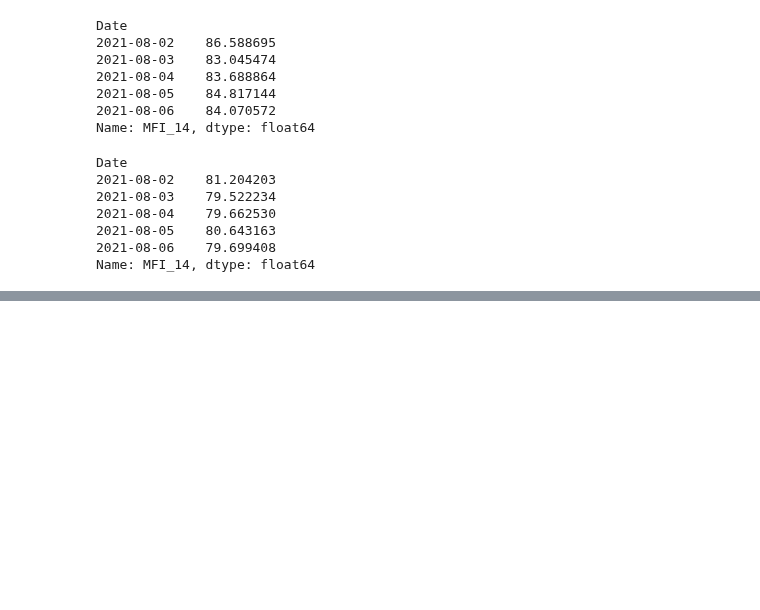
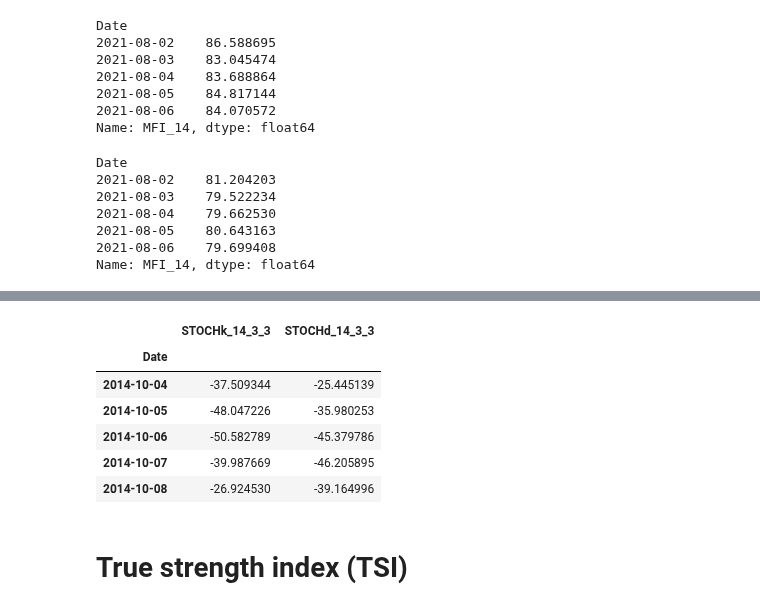
Before and after one commit to dbogatic/crypto-analysis, a Jupyter notebook: technicals_pandas.ipynb, the cells around one changed output, grey strips where cells are left out. Drawn from its saved outputs; the diff is of its cells as text; code cells hidden in the pictures; blank space fills up the shorter version.

```diff
--- a/technicals_pandas.ipynb
+++ b/technicals_pandas.ipynb
@@ -166,0 +183,14 @@ Name: MFI_14, dtype: float64
+# %%
+stoch_btc = pta.stoch(btc_history['Close'],btc_history['High'],btc_history['Low'],length=14).dropna()
+stoch_btc.to_csv('resources/stoch_btc.csv')
+stoch_btc.head()
+# %% [output]
+|  | STOCHk_14_3_3 | STOCHd_14_3_3 |
+| Date |  |  |
+| 2014-10-04 | -37.509344 | -25.445139 |
+| 2014-10-05 | -48.047226 | -35.980253 |
+| 2014-10-06 | -50.582789 | -45.379786 |
+| 2014-10-07 | -39.987669 | -46.205895 |
+| 2014-10-08 | -26.924530 | -39.164996 |
+# %% [markdown]
+# True strength index (TSI)
```
Also changed, not shown: parts of 6 cells of this notebook, 8 other files.
